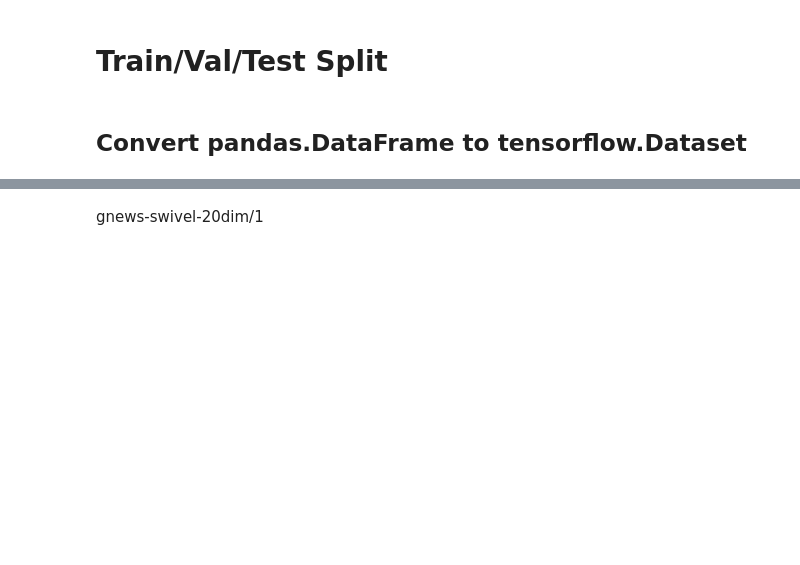
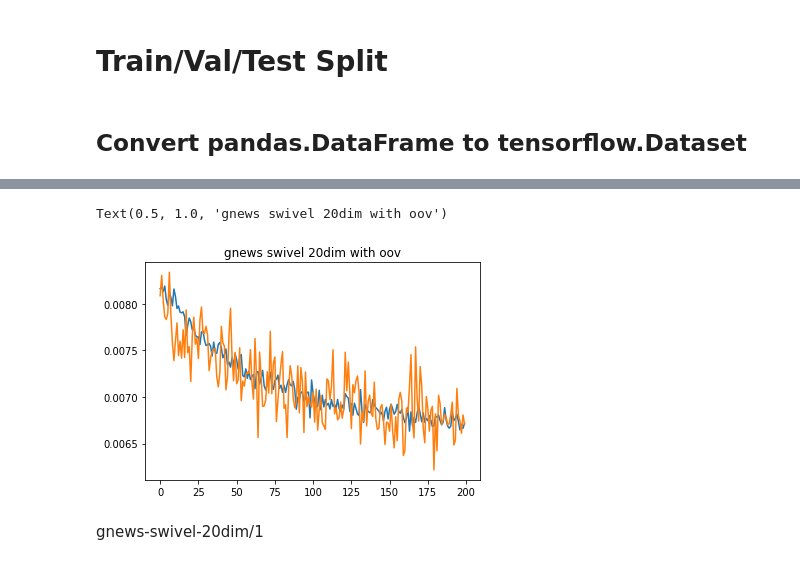
Before and after one commit to kchien3/yelp-reviews-project, a Jupyter notebook: notebooks/yelp_reviews_project_part_2_2_nn_classification.ipynb, the cells around one changed output, grey strips where cells are left out. Saved outputs shown, nothing was run; the diff lists cells and outputs as text; code cells hidden in the pictures; blank space fills up the shorter version.

Commit message:
following word tokenization tutorials with Tensorflow

```diff
--- a/notebooks/yelp_reviews_project_part_2_2_nn_classification.ipynb
+++ b/notebooks/yelp_reviews_project_part_2_2_nn_classification.ipynb
@@ -32,9 +33,14 @@ train_data = pd_to_tf(df_train)
 validation_data = pd_to_tf(df_val)
 test_data = pd_to_tf(df_test)
 # %%
-embedding = 'https://tfhub.dev/google/tf2-preview/gnews-swivel-20dim/1'
-embedding = 'https://tfhub.dev/google/tf2-preview/gnews-swivel-20dim-with-oov/1'
-# embedding = 'https://tfhub.dev/google/tf2-preview/nnlm-en-dim50/1' # 30s per epoch
-# embedding = 'https://tfhub.dev/google/tf2-preview/nnlm-en-dim128/1' # errors: model probably too big to load
+# embedding = 'https://tfhub.dev/google/tf2-preview/gnews-swivel-20dim/1' # 15ms/step 0.1798 val loss 20 epochs
+embedding = 'https://tfhub.dev/google/tf2-preview/gnews-swivel-20dim-with-oov/1' # 15ms/step 0.1731 val loss 20 epochs
+# embedding = 'https://tfhub.dev/google/tf2-preview/nnlm-en-dim50/1' # 289ms/step 0.0718 val loss 20 epochs
+# embedding = 'https://tfhub.dev/google/nnlm-en-dim50-with-normalization/2' 273ms/step 0.0967 val loss 20 epochs
+
+
+# embedding = 'https://tfhub.dev/google/tf2-preview/nnlm-en-dim128/1' # too big. error.
+
+# embedding = 'https://tfhub.dev/tensorflow/albert_en_base/1'
 # embedding = 'https://tfhub.dev/google/universal-sentence-encoder-lite/2' # error
 # embedding = 'https://tfhub.dev/google/universal-sentence-encoder/4' # error: probably too big
@@ -68,6 +76,17 @@ model.compile(optimizer='adam',
+# %%
+# Include the epoch in the file name (uses `str.format`)
+checkpoint_path = "../training_checkpoints/cp-{epoch:04d}.ckpt"
+checkpoint_dir = os.path.dirname(checkpoint_path)
+
+
+# Create a callback that saves the model's weights
+cp_callback = tf.keras.callbacks.ModelCheckpoint(filepath=checkpoint_path,
+                                                 save_weights_only=True,
+                                                 verbose=1)
 # %%
 history = model.fit(train_data.shuffle(10000).batch(512),
-                    epochs=20,
+                    epochs=200,
+                    callbacks=[cp_callback],
                     validation_data=validation_data.batch(512),
                     verbose=1)
 # %% [output]
@@ -91,3 +113,11 @@ Epoch 20/20
+# %%
+fig, ax = plt.subplots(tight_layout=True)
+ax.plot(history.history['val_loss'], label='Val Loss')
+ax.plot(history.history['loss'], label='Train Loss')
+ax.set(title='gnews swivel 20dim with oov', xlabel='Epoch', ylabel='Log Loss')
+# %% [output]
+Text(0.5, 1.0, 'gnews swivel 20dim with oov')
+[figure, added]
 # %% [markdown]
 gnews-swivel-20dim/1
 # %% [markdown]
```
Also changed, not shown: parts of 9 cells of this notebook, 1 other file.
